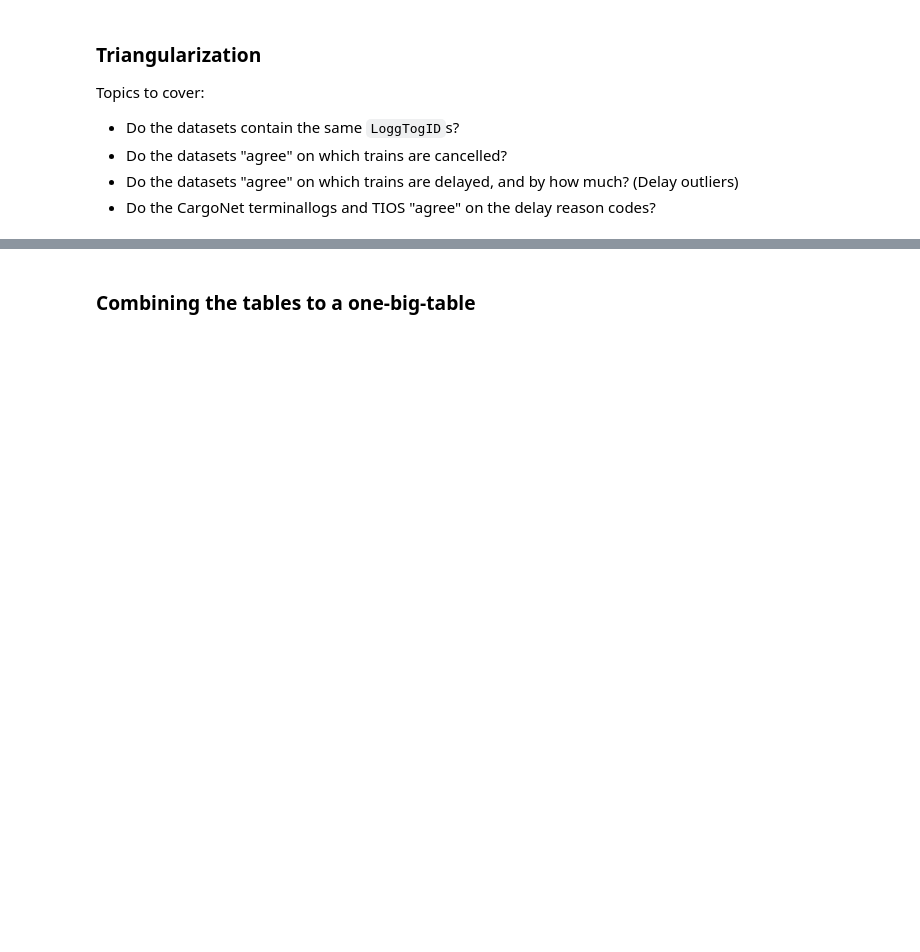
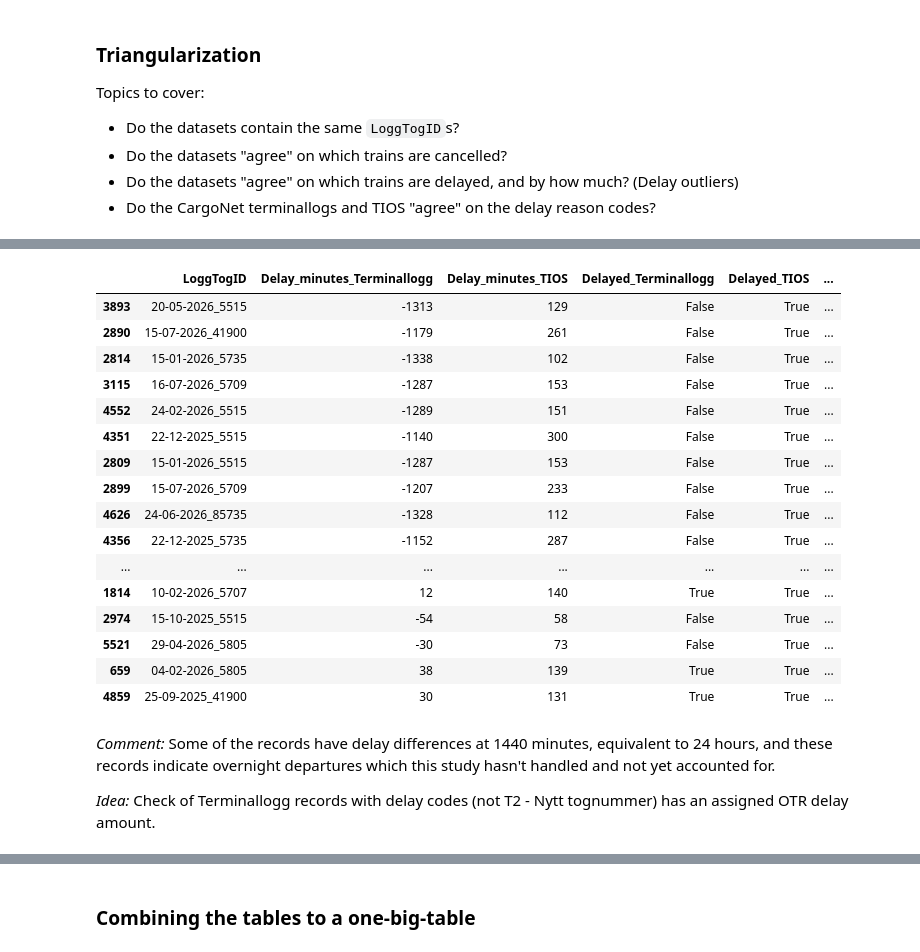
Before and after one commit to KriStrom/masteroppgave26SixSigmaDataanalyse, a Jupyter notebook: 01_measure_phase/01_01_data_quality_analysis.ipynb, the cells around one changed output, grey strips where cells are left out. Drawn from its saved outputs; the diff is of its cells as text; code cells hidden in the pictures; blank space fills up the shorter version.

```diff
--- a/01_measure_phase/01_01_data_quality_analysis.ipynb
+++ b/01_measure_phase/01_01_data_quality_analysis.ipynb
@@ -5286,0 +6069,47 @@ Topics to cover:
+# %%
+large_differences_terminallogg_tios = (
+    terminallogg_tios[
+        terminallogg_tios["Delay_difference"].abs()
+        > large_difference_threshold
+    ]
+    .sort_values(
+        "Delay_difference",
+        key=lambda values: values.abs(),
+        ascending=False,
+    )
+)
+
+display(
+    large_differences_terminallogg_tios[
+        [
+            "LoggTogID",
+            "Delay_minutes_Terminallogg",
+            "Delay_minutes_TIOS",
+            "Delayed_Terminallogg",
+            "Delayed_TIOS",
+            "Delay_difference",
+        ]
+    ].head(20)
+)
+# %% [output]
+|  | LoggTogID | Delay_minutes_Terminallogg | Delay_minutes_TIOS | Delayed_Terminallogg | Delayed_TIOS | ... |
+| 3893 | 20-05-2026_5515 | -1313 | 129 | False | True | ... |
+| 2890 | 15-07-2026_41900 | -1179 | 261 | False | True | ... |
+| 2814 | 15-01-2026_5735 | -1338 | 102 | False | True | ... |
+| 3115 | 16-07-2026_5709 | -1287 | 153 | False | True | ... |
+| 4552 | 24-02-2026_5515 | -1289 | 151 | False | True | ... |
+| 4351 | 22-12-2025_5515 | -1140 | 300 | False | True | ... |
+| 2809 | 15-01-2026_5515 | -1287 | 153 | False | True | ... |
+| 2899 | 15-07-2026_5709 | -1207 | 233 | False | True | ... |
+| 4626 | 24-06-2026_85735 | -1328 | 112 | False | True | ... |
+| 4356 | 22-12-2025_5735 | -1152 | 287 | False | True | ... |
+| ... | ... | ... | ... | ... | ... | ... |
+| 1814 | 10-02-2026_5707 | 12 | 140 | True | True | ... |
+| 2974 | 15-10-2025_5515 | -54 | 58 | False | True | ... |
+| 5521 | 29-04-2026_5805 | -30 | 73 | False | True | ... |
+| 659 | 04-02-2026_5805 | 38 | 139 | True | True | ... |
+| 4859 | 25-09-2025_41900 | 30 | 131 | True | True | ... |
+# %% [markdown]
+*Comment:* Some of the records have delay differences at 1440 minutes, equivalent to 24 hours, and these records indicate overnight departures which this study hasn't handled and not yet accounted for.
+
+*Idea:* Check of Terminallogg records with delay codes (not T2 - Nytt tognummer) has an assigned OTR delay amount.
```
Also changed, not shown: parts of 46 cells of this notebook.
